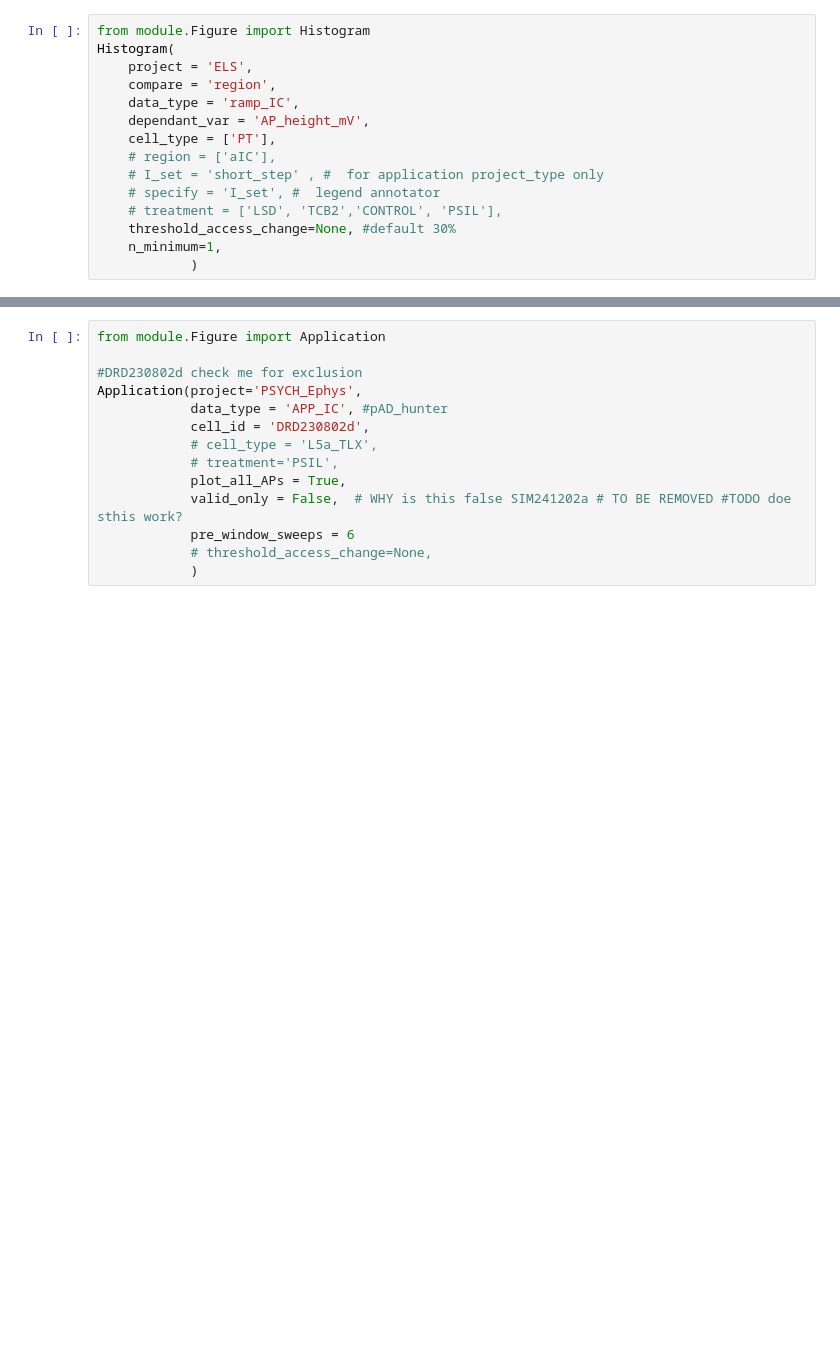
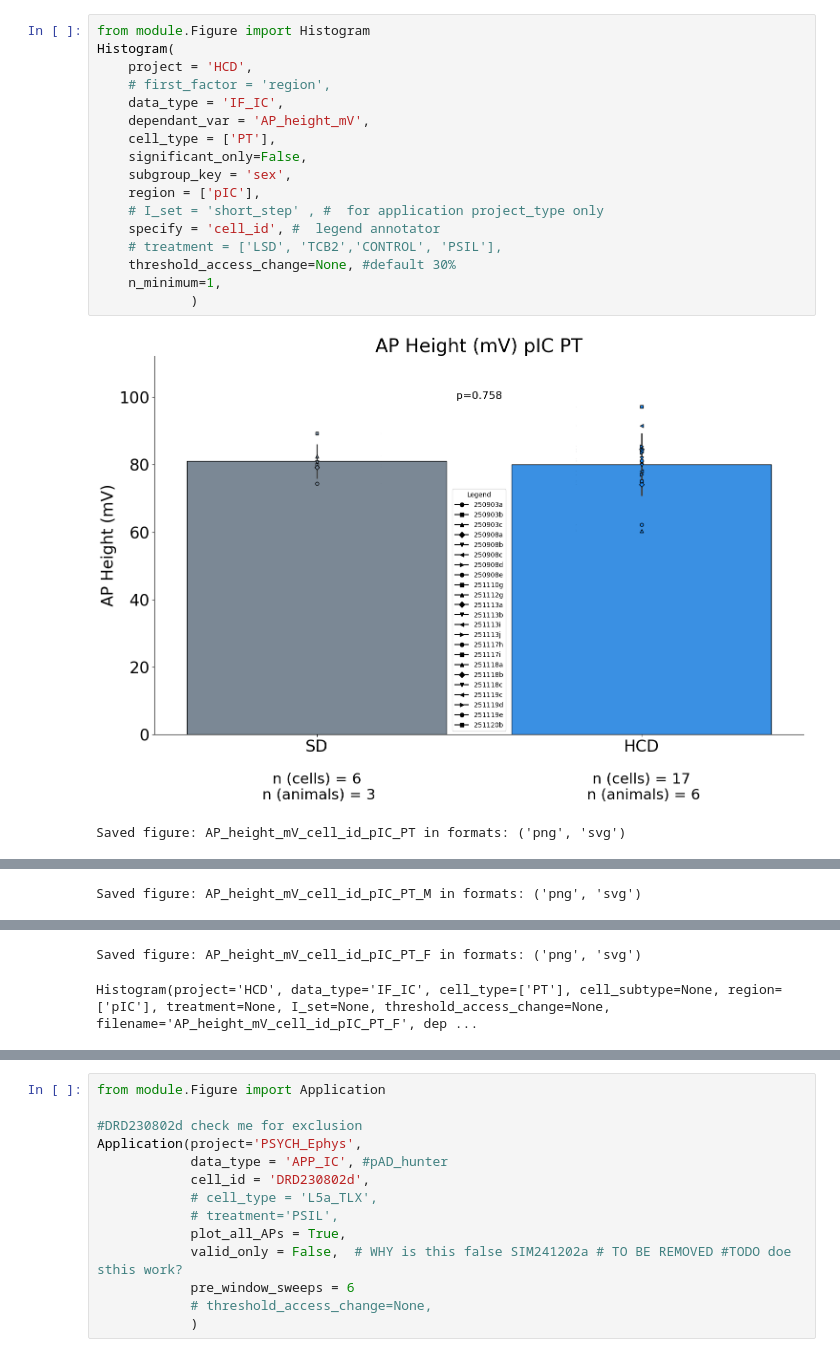
Before and after one commit to jjb-hub/IGOR_phd, a Jupyter notebook: RUN.ipynb, the cells around one changed output, grey strips where cells are left out. Cells and saved outputs as stored; diff of their text form; blank space fills up the shorter version.

```diff
--- a/RUN.ipynb
+++ b/RUN.ipynb
@@ -55,15 +205,20 @@ df
 # %%
 from module.Figure import Histogram
 Histogram(
-    project = 'ELS',
-    compare = 'region',
-    data_type = 'ramp_IC',
+    project = 'HCD',
+    # first_factor = 'region',
+    data_type = 'IF_IC',
     dependant_var = 'AP_height_mV',
     cell_type = ['PT'],
-    # region = ['aIC'],
+    significant_only=False,
+    subgroup_key = 'sex',
+    region = ['pIC'],
     # I_set = 'short_step' , #  for application project_type only
-    # specify = 'I_set', #  legend annotator
+    specify = 'cell_id', #  legend annotator
     # treatment = ['LSD', 'TCB2','CONTROL', 'PSIL'],
     threshold_access_change=None, #default 30%
     n_minimum=1,
             )
+# %% [output]
+[figure, added]
+Saved figure: AP_height_mV_cell_id_pIC_PT in formats: ('png', 'svg')
@@ -69,0 +226 @@ Histogram(
+Saved figure: AP_height_mV_cell_id_pIC_PT_M in formats: ('png', 'svg')
@@ -70,3 +228,5 @@ Histogram(
+Saved figure: AP_height_mV_cell_id_pIC_PT_F in formats: ('png', 'svg')
+Histogram(project='HCD', data_type='IF_IC', cell_type=['PT'], cell_subtype=None, region=['pIC'], treatment=None, I_set=None, threshold_access_change=None, filename='AP_height_mV_cell_id_pIC_PT_F', dep ...
 # %%
 from module.Figure import Histogram
 Histogram(
```
Also changed, not shown: parts of 13 cells of this notebook, 3 other files.
